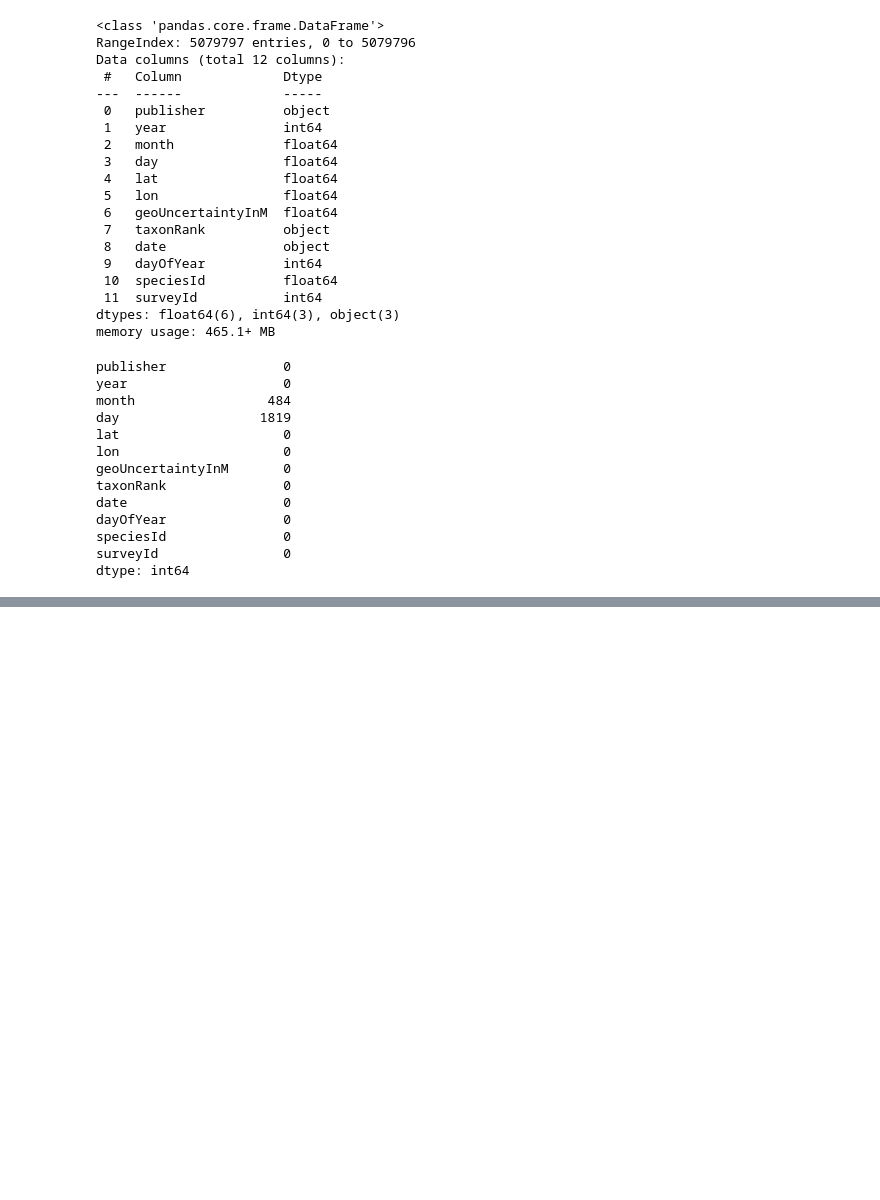
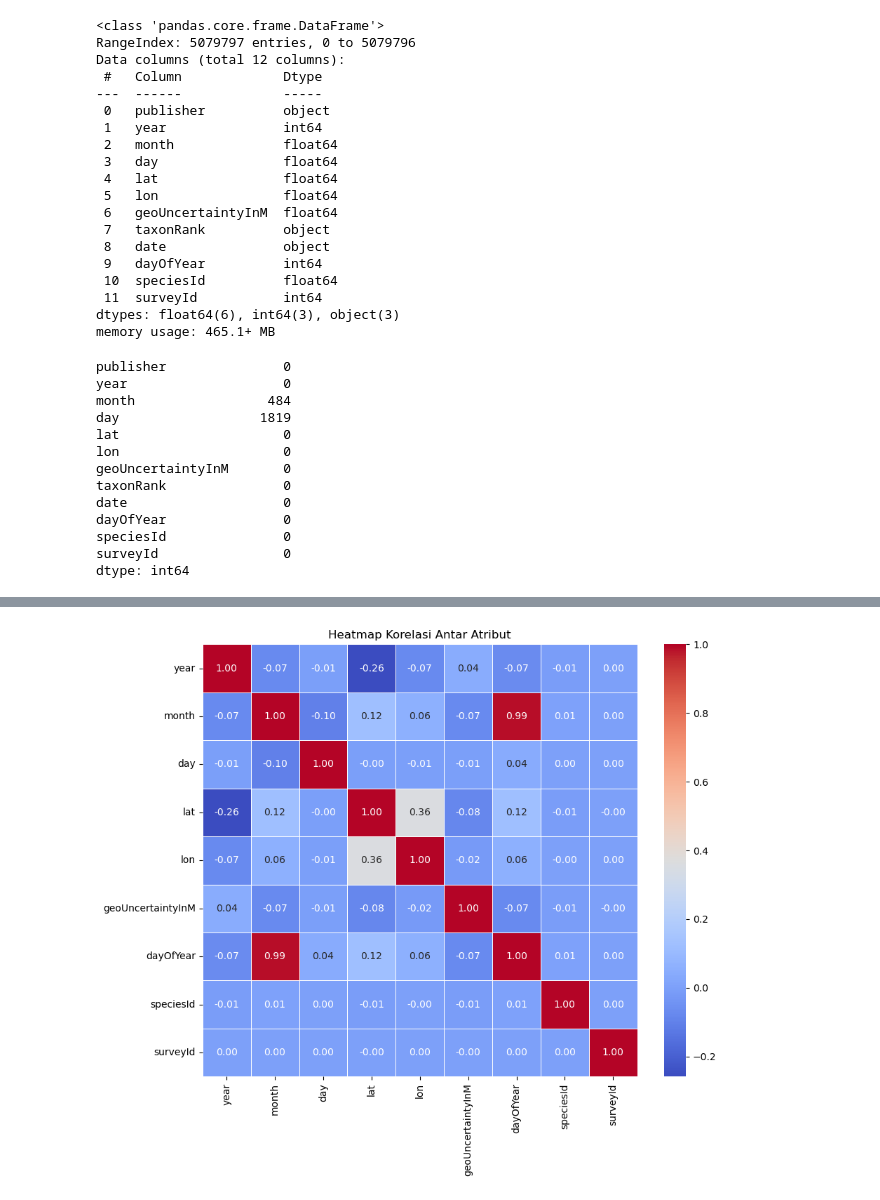
Before and after one commit to 25yohana12/Proyek-Akhir-Data-Mining-G07, a Jupyter notebook: Code/Final_Project.ipynb, the cells around one changed output, grey strips where cells are left out. Cells and saved outputs as stored; diff of their text form; code cells hidden in the pictures; blank space fills up the shorter version.

```diff
--- a/Code/Final_Project.ipynb
+++ b/Code/Final_Project.ipynb
@@ -63,0 +106,18 @@ df = df.drop_duplicates()
+# %%
+import matplotlib.pyplot as plt
+import seaborn as sns
+
+# Hitung korelasi antar fitur numerik
+correlation_matrix = df.corr(numeric_only=True)
+
+# Atur ukuran plot
+plt.figure(figsize=(10, 8))
+
+# Buat heatmap dengan anotasi nilai korelasi
+sns.heatmap(correlation_matrix, annot=True, cmap='coolwarm', fmt=".2f", linewidths=0.5)
+
+# Judul plot
+plt.title("Heatmap Korelasi Antar Atribut")
+plt.show()
+# %% [output]
+[figure, added]
```
Also changed, not shown: parts of 15 cells of this notebook.
